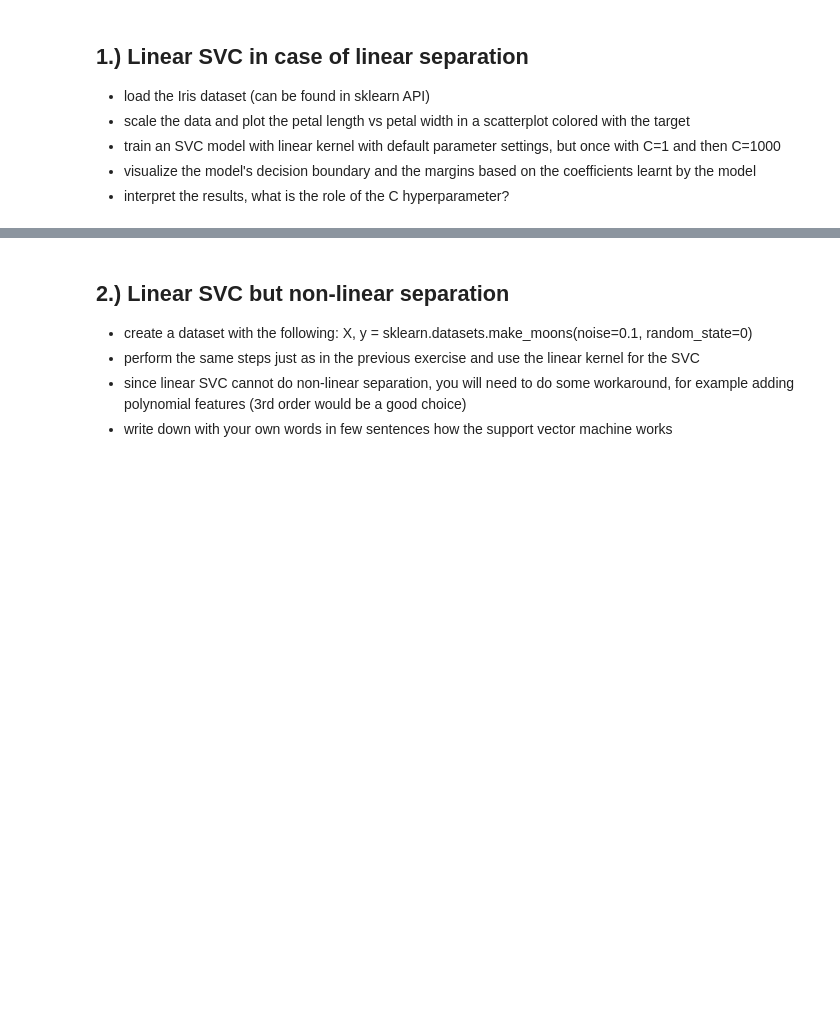
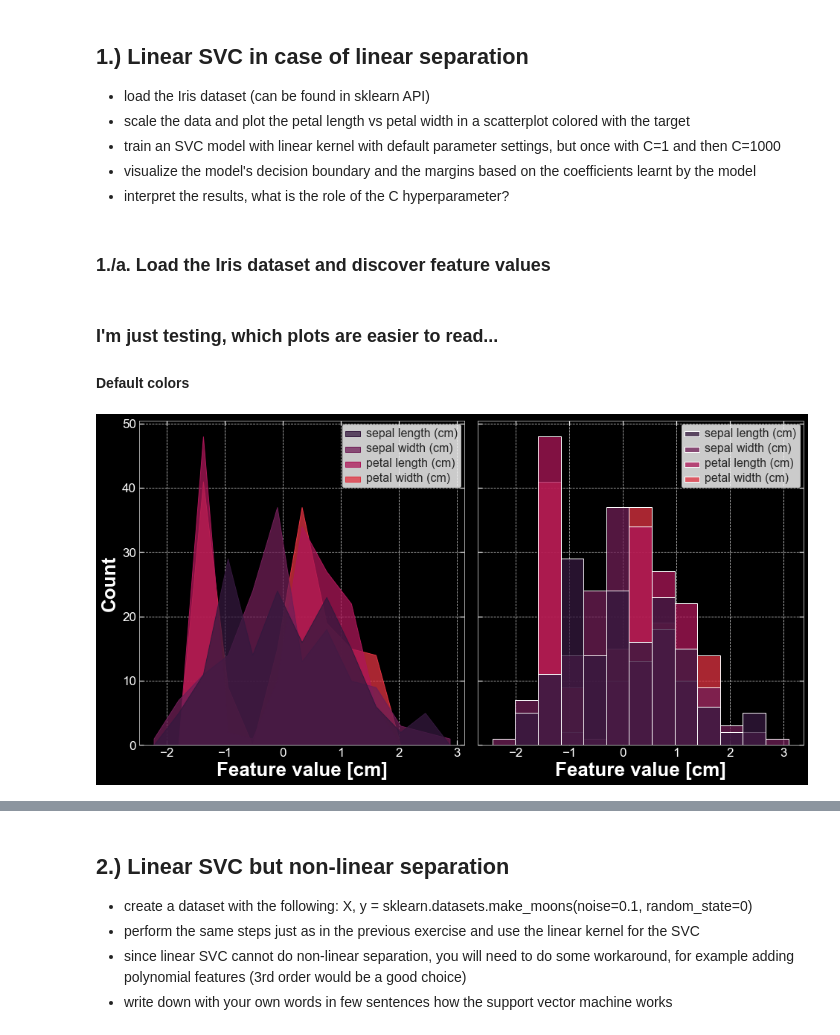
Before and after one commit to masterdesky/ELTE-data-mining-2020, a Jupyter notebook: Homeworks/Week 7/homework_07.ipynb, the cells around one changed output, grey strips where cells are left out. Cells and saved outputs as stored; diff of their text form; code cells hidden in the pictures; blank space fills up the shorter version.

```diff
--- a/Homeworks/Week 7/homework_07.ipynb
+++ b/Homeworks/Week 7/homework_07.ipynb
@@ -112,3 +116,38 @@ def scale_data(X):
     X = scaler.fit_transform(X)
 
     return X
+# %% [markdown]
+### 1./a. Load the Iris dataset and discover feature values
+# %%
+# Load iris values and labels
+iris = load_iris()
+X = iris.data
+y = iris.target
+features = iris.feature_names
+# Scale dataset
+X = pd.DataFrame(scale_data(X), columns=features)
+# %% [markdown]
+### I'm just testing, which plots are easier to read...
+#### Default colors
+# %%
+nrows = 1
+ncols = 2
+fig, axes = plt.subplots(nrows, ncols, figsize=(ncols*8,nrows*8),
+                         sharey=True,
+                         facecolor='black', subplot_kw={'facecolor' : 'black'})
+fig.subplots_adjust(hspace=0.09, wspace=0.04)
+
+# Visualization style of figure
+methods = ['poly', 'bars']
+for i, ax in enumerate(axes):
+    sns.histplot(X, stat='count', element=methods[i], cumulative=False, common_bins=True,
+                 ax=ax)
+    ax.set_xlabel('Feature value [cm]', fontsize=axislabelsize, fontweight='bold', color='white')
+    ax.set_ylabel('Count', fontsize=axislabelsize, fontweight='bold', color='white')
+    ax.tick_params(axis='both', which='major', labelsize=axisticksize, colors='white')
+
+    plt.setp(ax.get_legend().get_texts(), fontsize=16) # for legend text
+
+plt.show()
+# %% [output]
+[figure, added]
```
Also changed, not shown: parts of 22 cells of this notebook, 1 other file.
